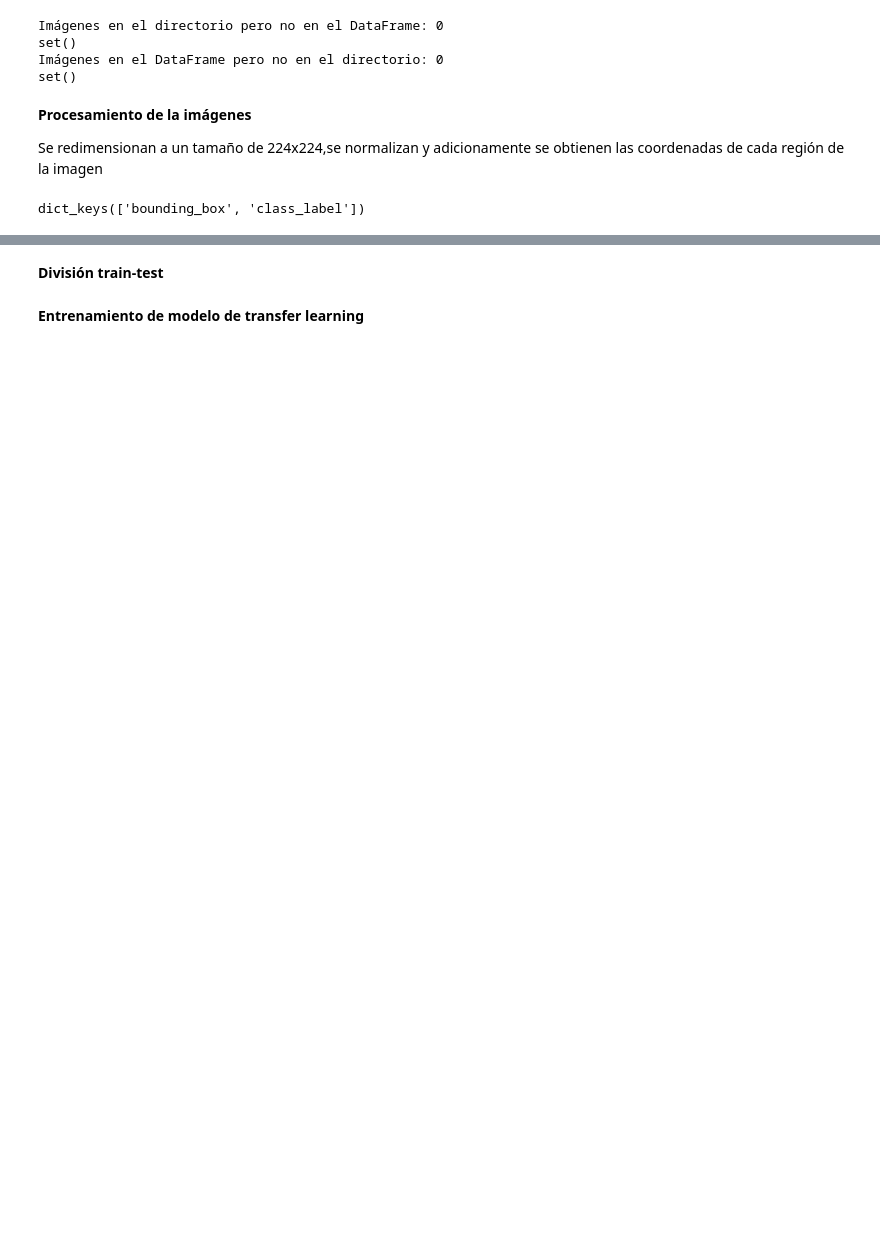
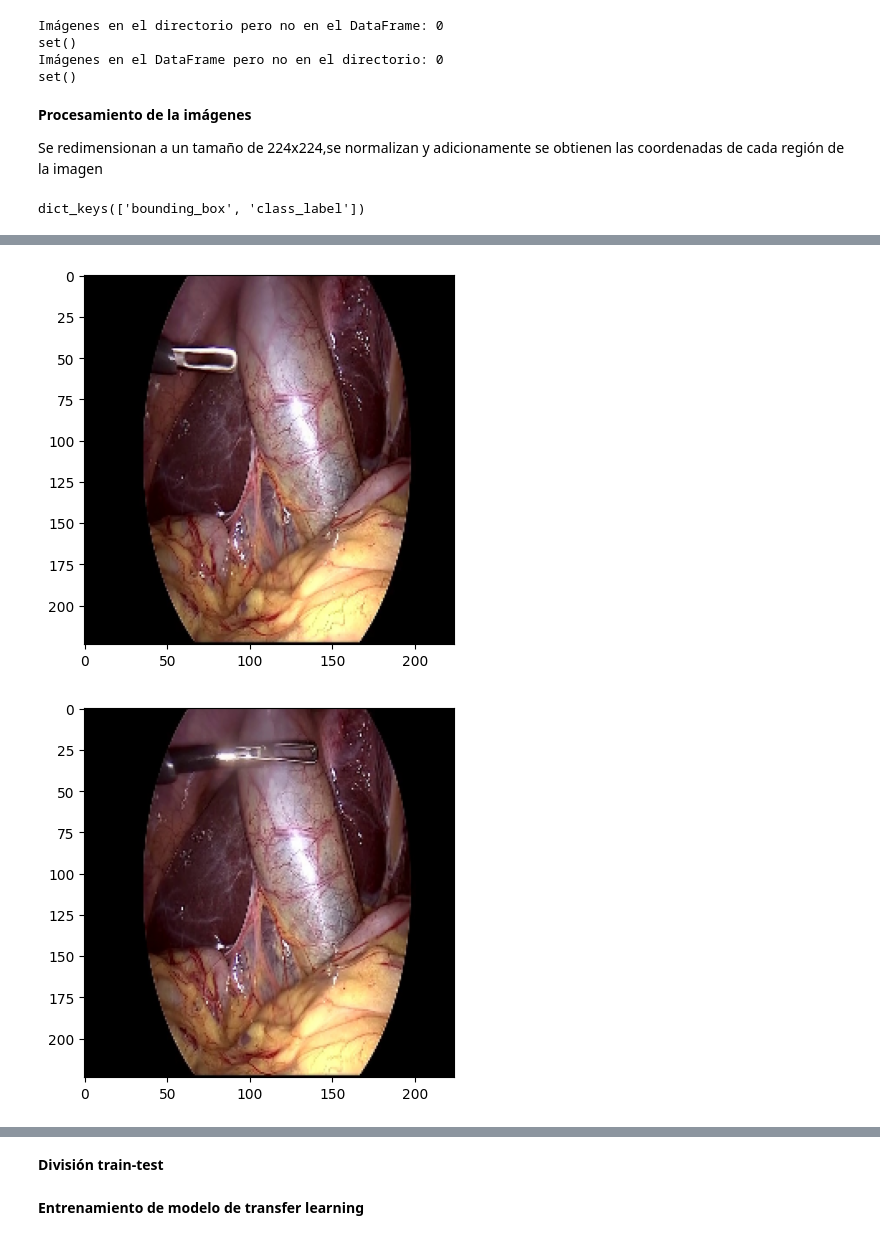
Before and after one commit to AndreaCTS/Transfer_learning, a Jupyter notebook: load_data.ipynb, the cells around one changed output, grey strips where cells are left out. Drawn from its saved outputs; the diff is of its cells as text; code cells hidden in the pictures; blank space fills up the shorter version.

```diff
--- a/load_data.ipynb
+++ b/load_data.ipynb
@@ -298,2 +368,9 @@ print(images.shape)
+# %%
+for i in range(2):
+    plt.imshow(images[i])
+    plt.show()
+# %% [output]
+[figure, added]
+[figure, added]
 # %%
 # Mostrar las imágenes y sus cuadros delimitadores ajustados
```
Also changed, not shown: parts of 11 cells of this notebook, 1 other file.
